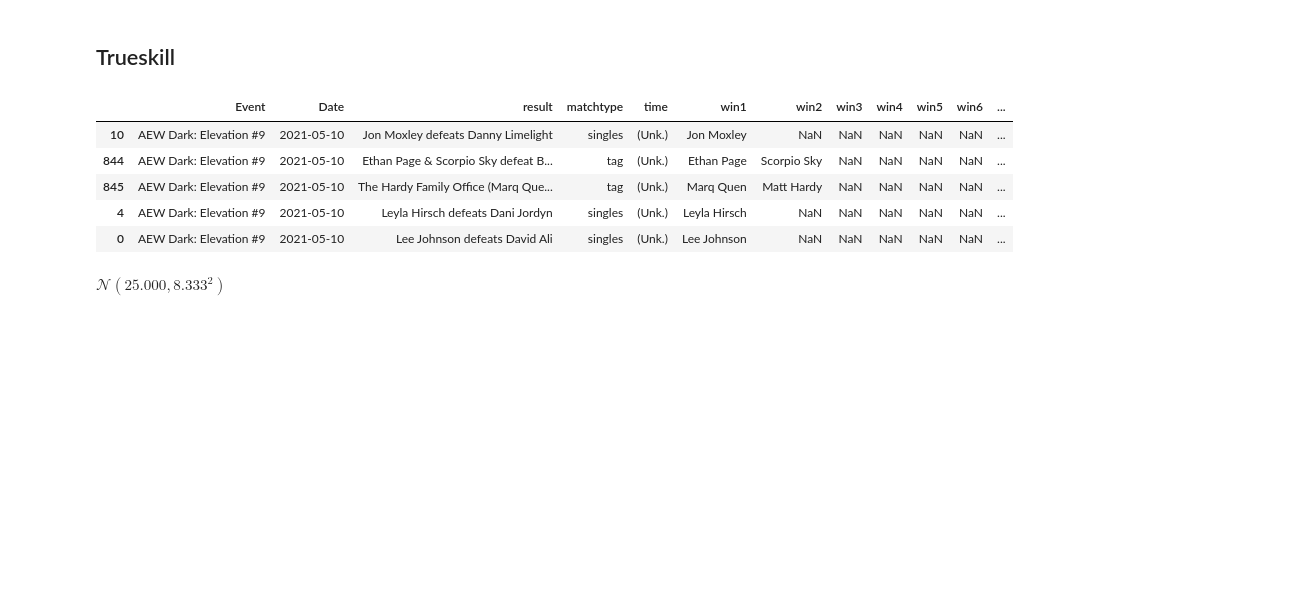
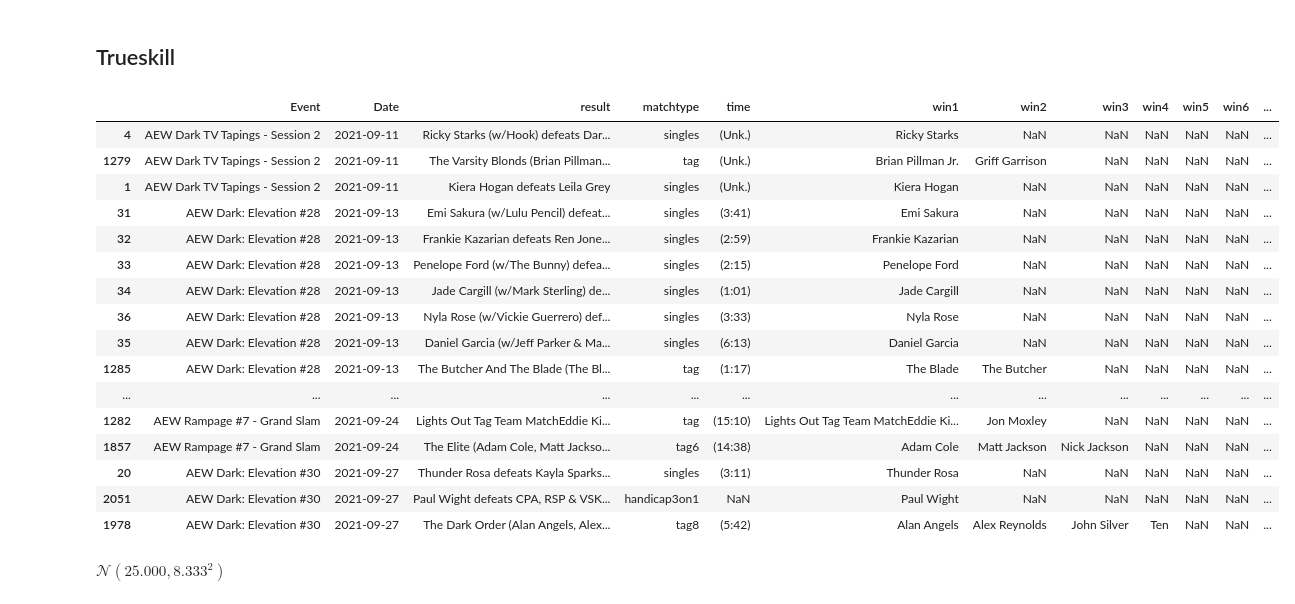
Before and after one commit to zachgozlan/aew_skilldash, a Jupyter notebook: AEW_trueskill.ipynb, the cells around one changed output. Cells and saved outputs as stored; diff of their text form; code cells hidden in the pictures; blank space fills up the shorter version.

```diff
--- a/AEW_trueskill.ipynb
+++ b/AEW_trueskill.ipynb
@@ -977,18 +1033,29 @@ def alias_collapser(name):
 # %%
 all_matches = pd.read_csv('merged_' + today + '.csv')
 all_matches = all_matches.drop(columns=['Unnamed: 0'])
 all_matches['Date'] = pd.to_datetime(all_matches.Date, format='%d.%m.%Y')
 all_matches = all_matches.sort_values('Date')
 
 
-all_matches.tail()
+all_matches.tail(50)
 # %% [output]
 |  | Event | Date | result | matchtype | time | win1 | win2 | win3 | win4 | win5 | win6 | ... |
-| 10 | AEW Dark: Elevation #9 | 2021-05-10 | Jon Moxley defeats Danny Limelight | singles | (Unk.) | Jon Moxley | NaN | NaN | NaN | NaN | NaN | ... |
-| 844 | AEW Dark: Elevation #9 | 2021-05-10 | Ethan Page & Scorpio Sky defeat B... | tag | (Unk.) | Ethan Page | Scorpio Sky | NaN | NaN | NaN | NaN | ... |
-| 845 | AEW Dark: Elevation #9 | 2021-05-10 | The Hardy Family Office (Marq Que... | tag | (Unk.) | Marq Quen | Matt Hardy | NaN | NaN | NaN | NaN | ... |
-| 4 | AEW Dark: Elevation #9 | 2021-05-10 | Leyla Hirsch defeats Dani Jordyn | singles | (Unk.) | Leyla Hirsch | NaN | NaN | NaN | NaN | NaN | ... |
-| 0 | AEW Dark: Elevation #9 | 2021-05-10 | Lee Johnson defeats David Ali | singles | (Unk.) | Lee Johnson | NaN | NaN | NaN | NaN | NaN | ... |
+| 4 | AEW Dark TV Tapings - Session 2 | 2021-09-11 | Ricky Starks (w/Hook) defeats Dar... | singles | (Unk.) | Ricky Starks | NaN | NaN | NaN | NaN | NaN | ... |
+| 1279 | AEW Dark TV Tapings - Session 2 | 2021-09-11 | The Varsity Blonds (Brian Pillman... | tag | (Unk.) | Brian Pillman Jr. | Griff Garrison | NaN | NaN | NaN | NaN | ... |
+| 1 | AEW Dark TV Tapings - Session 2 | 2021-09-11 | Kiera Hogan defeats Leila Grey | singles | (Unk.) | Kiera Hogan | NaN | NaN | NaN | NaN | NaN | ... |
+| 31 | AEW Dark: Elevation #28 | 2021-09-13 | Emi Sakura (w/Lulu Pencil) defeat... | singles | (3:41) | Emi Sakura | NaN | NaN | NaN | NaN | NaN | ... |
+| 32 | AEW Dark: Elevation #28 | 2021-09-13 | Frankie Kazarian defeats Ren Jone... | singles | (2:59) | Frankie Kazarian | NaN | NaN | NaN | NaN | NaN | ... |
+| 33 | AEW Dark: Elevation #28 | 2021-09-13 | Penelope Ford (w/The Bunny) defea... | singles | (2:15) | Penelope Ford | NaN | NaN | NaN | NaN | NaN | ... |
+| 34 | AEW Dark: Elevation #28 | 2021-09-13 | Jade Cargill (w/Mark Sterling) de... | singles | (1:01) | Jade Cargill | NaN | NaN | NaN | NaN | NaN | ... |
+| 36 | AEW Dark: Elevation #28 | 2021-09-13 | Nyla Rose (w/Vickie Guerrero) def... | singles | (3:33) | Nyla Rose | NaN | NaN | NaN | NaN | NaN | ... |
+| 35 | AEW Dark: Elevation #28 | 2021-09-13 | Daniel Garcia (w/Jeff Parker & Ma... | singles | (6:13) | Daniel Garcia | NaN | NaN | NaN | NaN | NaN | ... |
+| 1285 | AEW Dark: Elevation #28 | 2021-09-13 | The Butcher And The Blade (The Bl... | tag | (1:17) | The Blade | The Butcher | NaN | NaN | NaN | NaN | ... |
+| ... | ... | ... | ... | ... | ... | ... | ... | ... | ... | ... | ... | ... |
+| 1282 | AEW Rampage #7 - Grand Slam | 2021-09-24 | Lights Out Tag Team MatchEddie Ki... | tag | (15:10) | Lights Out Tag Team MatchEddie Ki... | Jon Moxley | NaN | NaN | NaN | NaN | ... |
+| 1857 | AEW Rampage #7 - Grand Slam | 2021-09-24 | The Elite (Adam Cole, Matt Jackso... | tag6 | (14:38) | Adam Cole | Matt Jackson | Nick Jackson | NaN | NaN | NaN | ... |
+| 20 | AEW Dark: Elevation #30 | 2021-09-27 | Thunder Rosa defeats Kayla Sparks... | singles | (3:11) | Thunder Rosa | NaN | NaN | NaN | NaN | NaN | ... |
+| 2051 | AEW Dark: Elevation #30 | 2021-09-27 | Paul Wight defeats CPA, RSP & VSK... | handicap3on1 | NaN | Paul Wight | NaN | NaN | NaN | NaN | NaN | ... |
+| 1978 | AEW Dark: Elevation #30 | 2021-09-27 | The Dark Order (Alan Angels, Alex... | tag8 | (5:42) | Alan Angels | Alex Reynolds | John Silver | Ten | NaN | NaN | ... |
 # %%
 x = Rating(25, 8)
 x.mu
```
Also changed, not shown: parts of 72 cells of this notebook, 3 other files.
